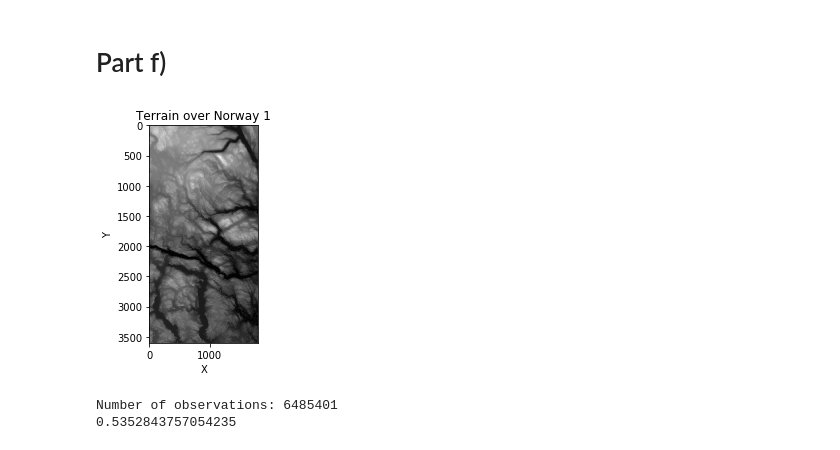
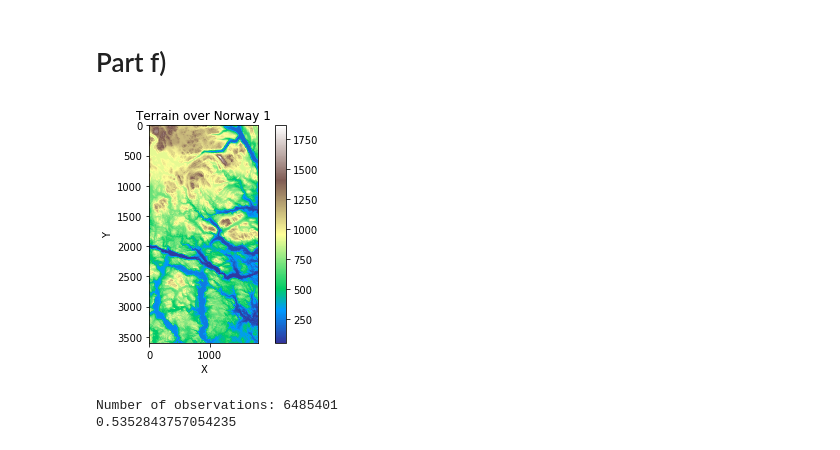
Before and after one commit to bjorngronntun/FYS-STK4155-project1, a Jupyter notebook: notebooks/20190907-introducing-terrain-data.ipynb, the cells around one changed output. Drawn from its saved outputs; the diff is of its cells as text; code cells hidden in the pictures.

```diff
--- a/notebooks/20190907-introducing-terrain-data.ipynb
+++ b/notebooks/20190907-introducing-terrain-data.ipynb
@@ -18,12 +18,13 @@ terrain1 = imread('../data/raw/SRTM_data_Norway_1.tif')
 # %%
 plt.figure()
 plt.title('Terrain over Norway 1')
-plt.imshow(terrain1, cmap='gray')
+plt.imshow(terrain1, cmap='terrain')
 plt.xlabel('X')
 plt.ylabel('Y')
+plt.colorbar()
 plt.show()
 # %% [output]
-[figure, old version]
+[figure, new version]
 # %%
 # scale array
 ss = StandardScaler()
```
Also changed, not shown: 4 other files.
